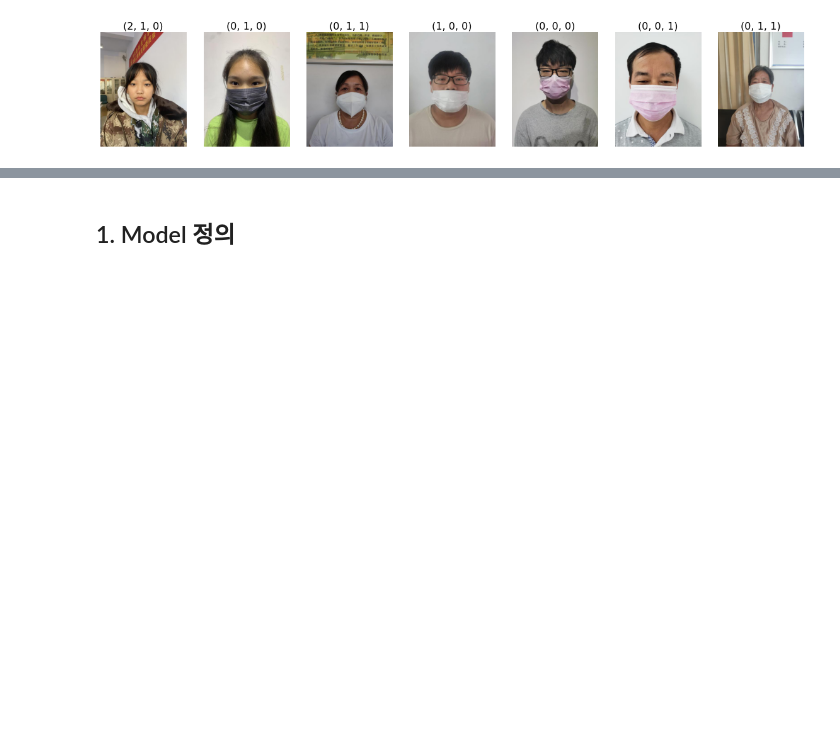
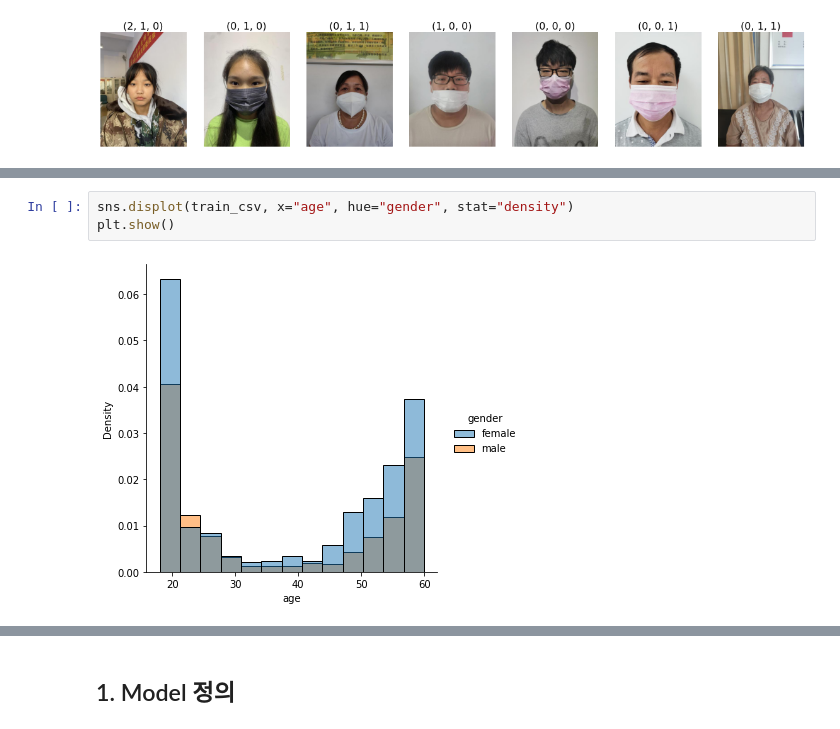
Before and after one commit to Junejae/level1-image-classification-level1-nlp-06, a Jupyter notebook: special_mission/hyunah/sample_submission.ipynb, the cells around one changed output, grey strips where cells are left out. Drawn from its saved outputs; the diff is of its cells as text; blank space fills up the shorter version.

```diff
--- a/special_mission/hyunah/sample_submission.ipynb
+++ b/special_mission/hyunah/sample_submission.ipynb
@@ -81,0 +103,5 @@ show_images(ds, indexs, 1, len(indexs)) # ColorJitter(0.1, 0.7, 1, 0.1)
+# %%
+sns.displot(train_csv, x="age", hue="gender", stat="density")
+plt.show()
+# %% [output]
+[figure, added]
```
Also changed, not shown: parts of 25 cells of this notebook.
